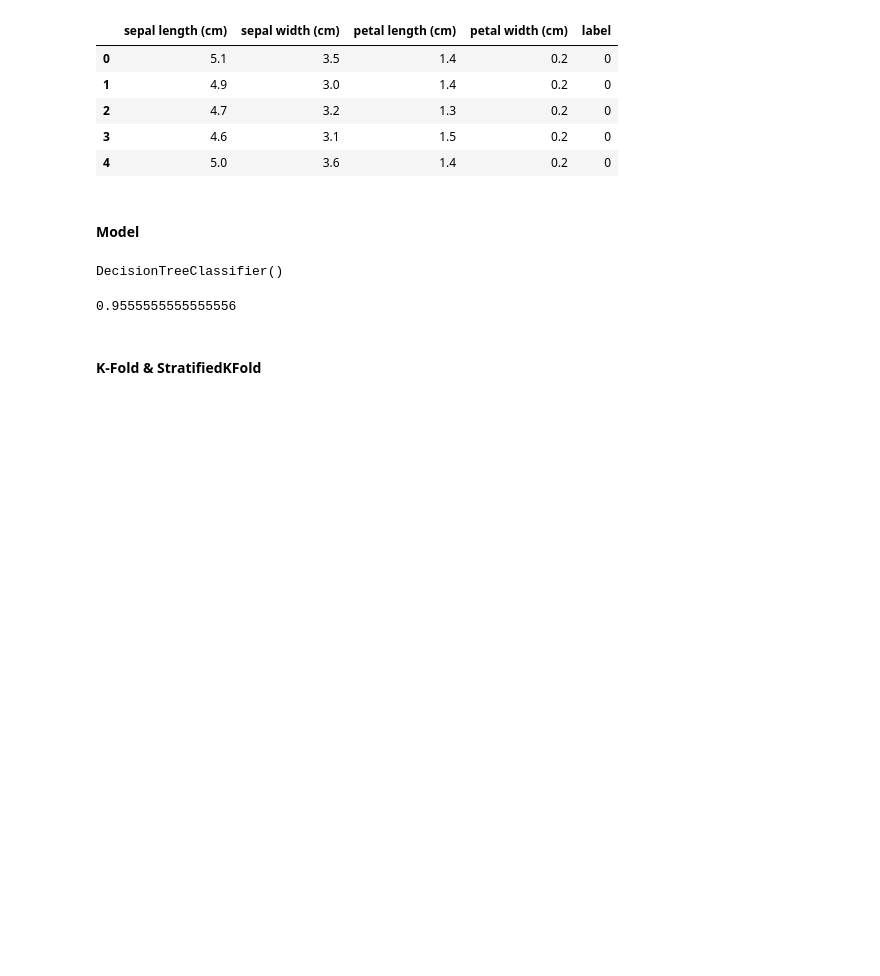
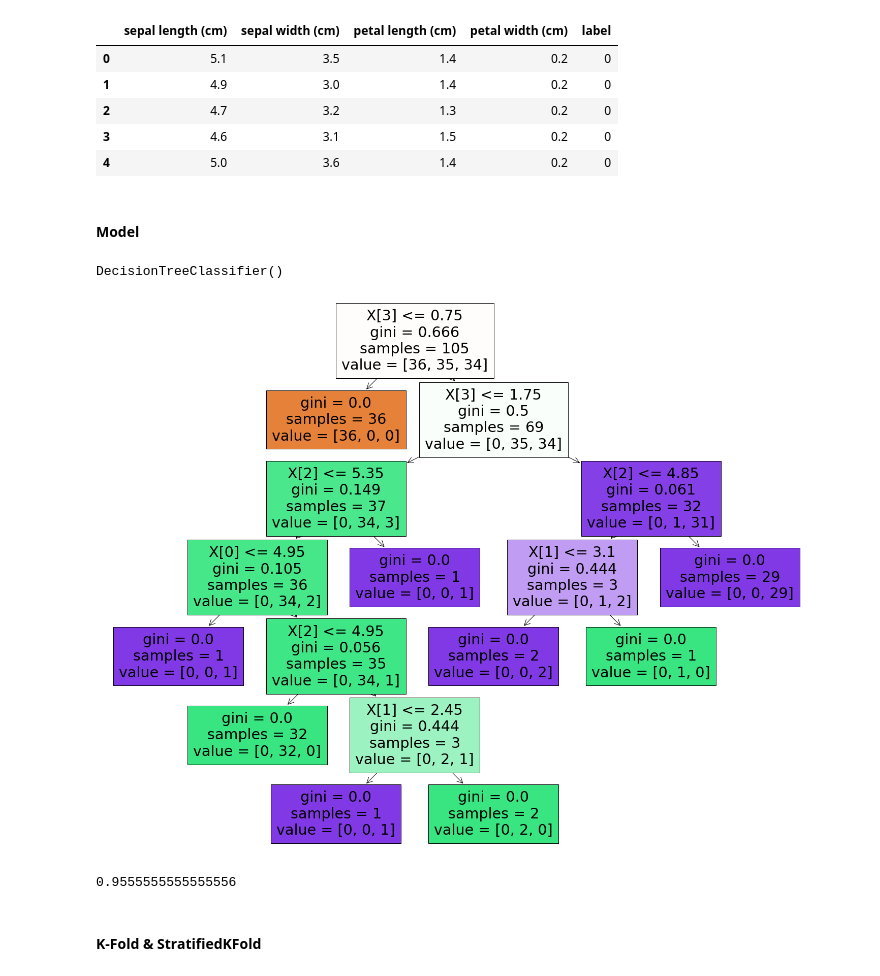
Before and after one commit to luckyspia/TIL, a Jupyter notebook: Machine_Learning/01.Basic.ipynb, the cells around one changed output. Saved outputs shown, nothing was run; the diff lists cells and outputs as text; code cells hidden in the pictures; blank space fills up the shorter version.

```diff
--- a/Machine_Learning/01.Basic.ipynb
+++ b/Machine_Learning/01.Basic.ipynb
@@ -52,6 +53,12 @@ dt = DecisionTreeClassifier()
 dt.fit(X_train, y_train)
 # %% [output]
 DecisionTreeClassifier()
+# %%
+plt.figure(figsize=(25,20))
+plot_tree(dt, filled=True)
+plt.show()
+# %% [output]
+[figure, added]
 # %%
 pred = dt.predict(X_test)
 # %%
```
Also changed, not shown: parts of 1 cell of this notebook.
